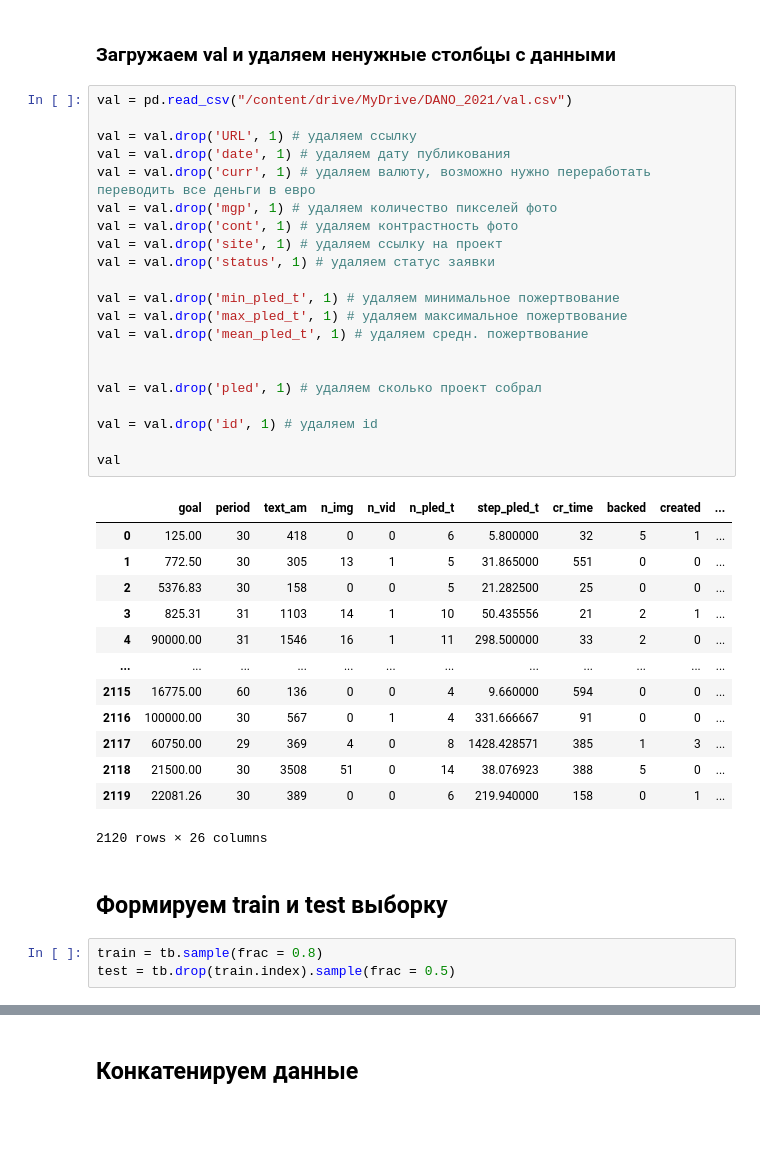
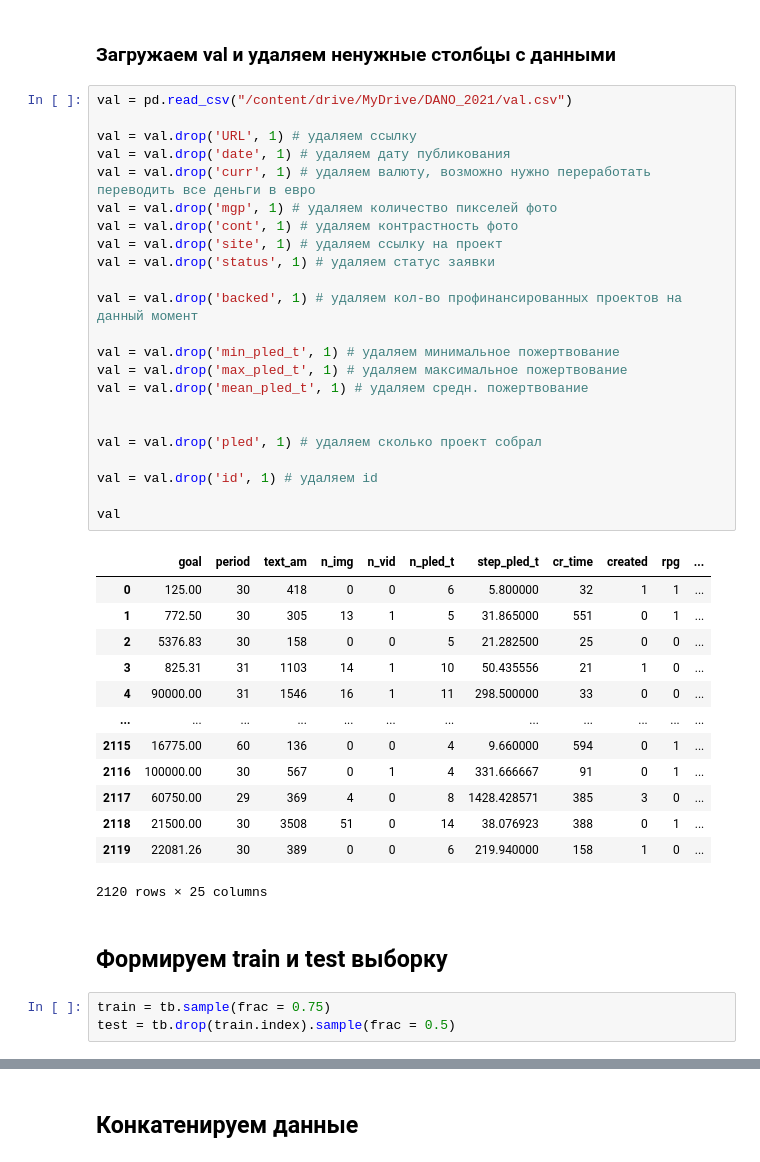
Before and after one commit to Arvp757/DANO-Kickstarter, a Jupyter notebook: main.ipynb, the cells around one changed output, grey strips where cells are left out. Saved outputs shown, nothing was run; the diff lists cells and outputs as text; blank space fills up the shorter version.

```diff
--- a/main.ipynb
+++ b/main.ipynb
@@ -116,42 +118,44 @@ tb
 # %%
 val = pd.read_csv("/content/drive/MyDrive/DANO_2021/val.csv")
 
 val = val.drop('URL', 1) # удаляем ссылку
 val = val.drop('date', 1) # удаляем дату публикования
 val = val.drop('curr', 1) # удаляем валюту, возможно нужно переработать переводить все деньги в евро
 val = val.drop('mgp', 1) # удаляем количество пикселей фото
 val = val.drop('cont', 1) # удаляем контрастность фото
 val = val.drop('site', 1) # удаляем ссылку на проект
 val = val.drop('status', 1) # удаляем статус заявки
 
+val = val.drop('backed', 1) # удаляем кол-во профинансированных проектов на данный момент
+
 val = val.drop('min_pled_t', 1) # удаляем минимальное пожертвование
 val = val.drop('max_pled_t', 1) # удаляем максимальное пожертвование
 val = val.drop('mean_pled_t', 1) # удаляем средн. пожертвование
 
 
 val = val.drop('pled', 1) # удаляем сколько проект собрал
 
 val = val.drop('id', 1) # удаляем id
 
 val
 # %% [output]
-|  | goal | period | text_am | n_img | n_vid | n_pled_t | step_pled_t | cr_time | backed | created | ... |
-| 0 | 125.00 | 30 | 418 | 0 | 0 | 6 | 5.800000 | 32 | 5 | 1 | ... |
-| 1 | 772.50 | 30 | 305 | 13 | 1 | 5 | 31.865000 | 551 | 0 | 0 | ... |
+|  | goal | period | text_am | n_img | n_vid | n_pled_t | step_pled_t | cr_time | created | rpg | ... |
+| 0 | 125.00 | 30 | 418 | 0 | 0 | 6 | 5.800000 | 32 | 1 | 1 | ... |
+| 1 | 772.50 | 30 | 305 | 13 | 1 | 5 | 31.865000 | 551 | 0 | 1 | ... |
 | 2 | 5376.83 | 30 | 158 | 0 | 0 | 5 | 21.282500 | 25 | 0 | 0 | ... |
-| 3 | 825.31 | 31 | 1103 | 14 | 1 | 10 | 50.435556 | 21 | 2 | 1 | ... |
-| 4 | 90000.00 | 31 | 1546 | 16 | 1 | 11 | 298.500000 | 33 | 2 | 0 | ... |
+| 3 | 825.31 | 31 | 1103 | 14 | 1 | 10 | 50.435556 | 21 | 1 | 0 | ... |
+| 4 | 90000.00 | 31 | 1546 | 16 | 1 | 11 | 298.500000 | 33 | 0 | 0 | ... |
 | ... | ... | ... | ... | ... | ... | ... | ... | ... | ... | ... | ... |
-| 2115 | 16775.00 | 60 | 136 | 0 | 0 | 4 | 9.660000 | 594 | 0 | 0 | ... |
-| 2116 | 100000.00 | 30 | 567 | 0 | 1 | 4 | 331.666667 | 91 | 0 | 0 | ... |
-| 2117 | 60750.00 | 29 | 369 | 4 | 0 | 8 | 1428.428571 | 385 | 1 | 3 | ... |
-| 2118 | 21500.00 | 30 | 3508 | 51 | 0 | 14 | 38.076923 | 388 | 5 | 0 | ... |
-| 2119 | 22081.26 | 30 | 389 | 0 | 0 | 6 | 219.940000 | 158 | 0 | 1 | ... |
+| 2115 | 16775.00 | 60 | 136 | 0 | 0 | 4 | 9.660000 | 594 | 0 | 1 | ... |
+| 2116 | 100000.00 | 30 | 567 | 0 | 1 | 4 | 331.666667 | 91 | 0 | 1 | ... |
+| 2117 | 60750.00 | 29 | 369 | 4 | 0 | 8 | 1428.428571 | 385 | 3 | 0 | ... |
+| 2118 | 21500.00 | 30 | 3508 | 51 | 0 | 14 | 38.076923 | 388 | 0 | 1 | ... |
+| 2119 | 22081.26 | 30 | 389 | 0 | 0 | 6 | 219.940000 | 158 | 1 | 0 | ... |
-2120 rows × 26 columns
+2120 rows × 25 columns
 # %% [markdown]
 ## Формируем train и test выборку
 # %%
-train = tb.sample(frac = 0.8)
+train = tb.sample(frac = 0.75)
 test = tb.drop(train.index).sample(frac = 0.5)
 # %%
 test.head(5)
```
Also changed, not shown: parts of 17 cells of this notebook.
